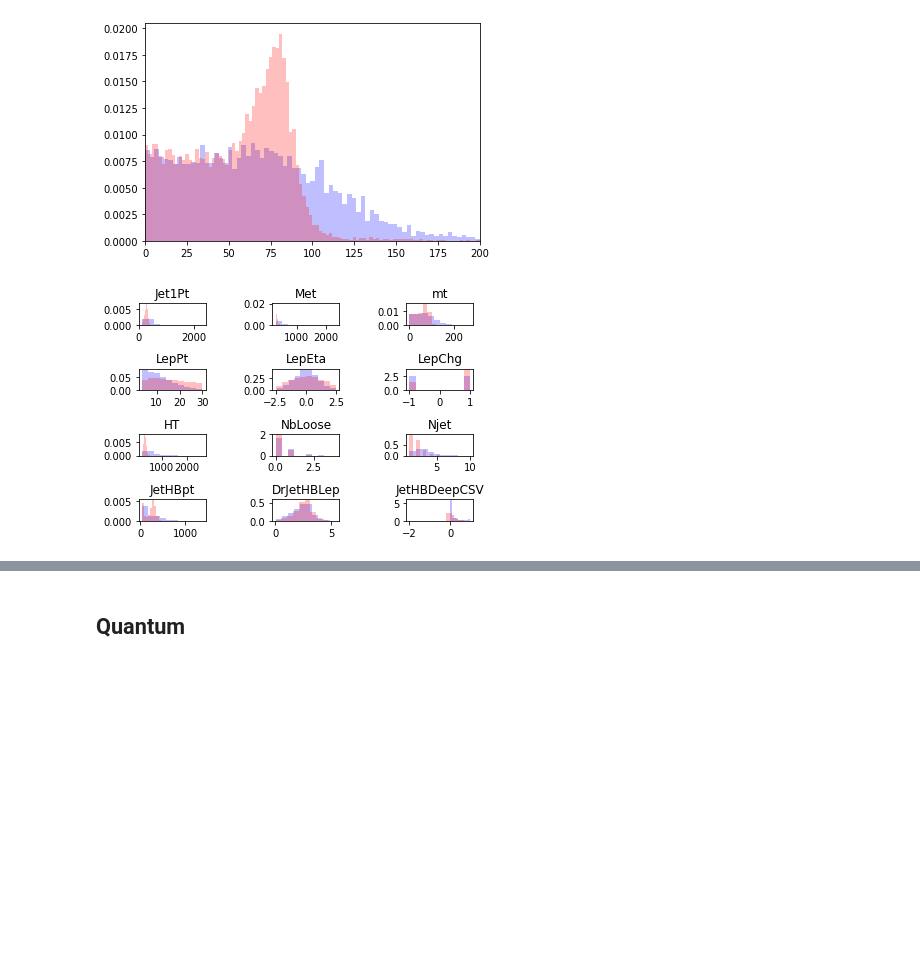
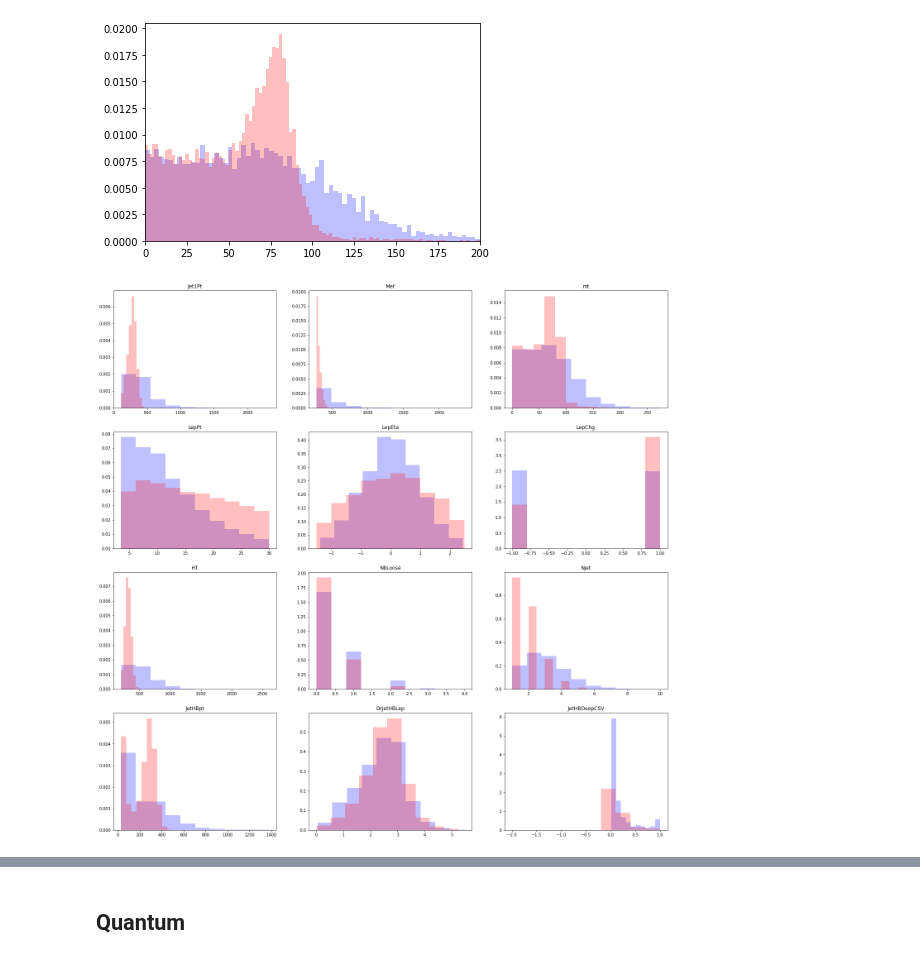
Before and after one commit to diogodebastos/StopQML, a Jupyter notebook: VQC.ipynb, the cells around one changed output, grey strips where cells are left out. Saved outputs shown, nothing was run; the diff lists cells and outputs as text; code cells hidden in the pictures; blank space fills up the shorter version.

```diff
--- a/VQC.ipynb
+++ b/VQC.ipynb
@@ -67,17 +71,18 @@ plt.show()
 # %% [output]
 [figure]
 # %%
+plt.rcParams['figure.figsize'] = [24, 24]
 fig, axs = plt.subplots(4, 3)
-fig.subplots_adjust(hspace = 2, wspace=1)
+#fig.subplots_adjust(hspace = 0.5, wspace=0.5)
 axs = axs.ravel()
 canvas = 0
 
 for feature in myFeatures:
     axs[canvas].hist(sgDict[feature], density=True, color = "blue", alpha=0.25)
     axs[canvas].hist(bkDict[feature], density=True, color = "red", alpha=0.25)
     axs[canvas].set_title(feature)
     canvas+= 1
     #print(feature)
 plt.show()
 # %% [output]
-[figure, old version]
+[figure, new version]
```
Also changed, not shown: parts of 38 cells of this notebook.
